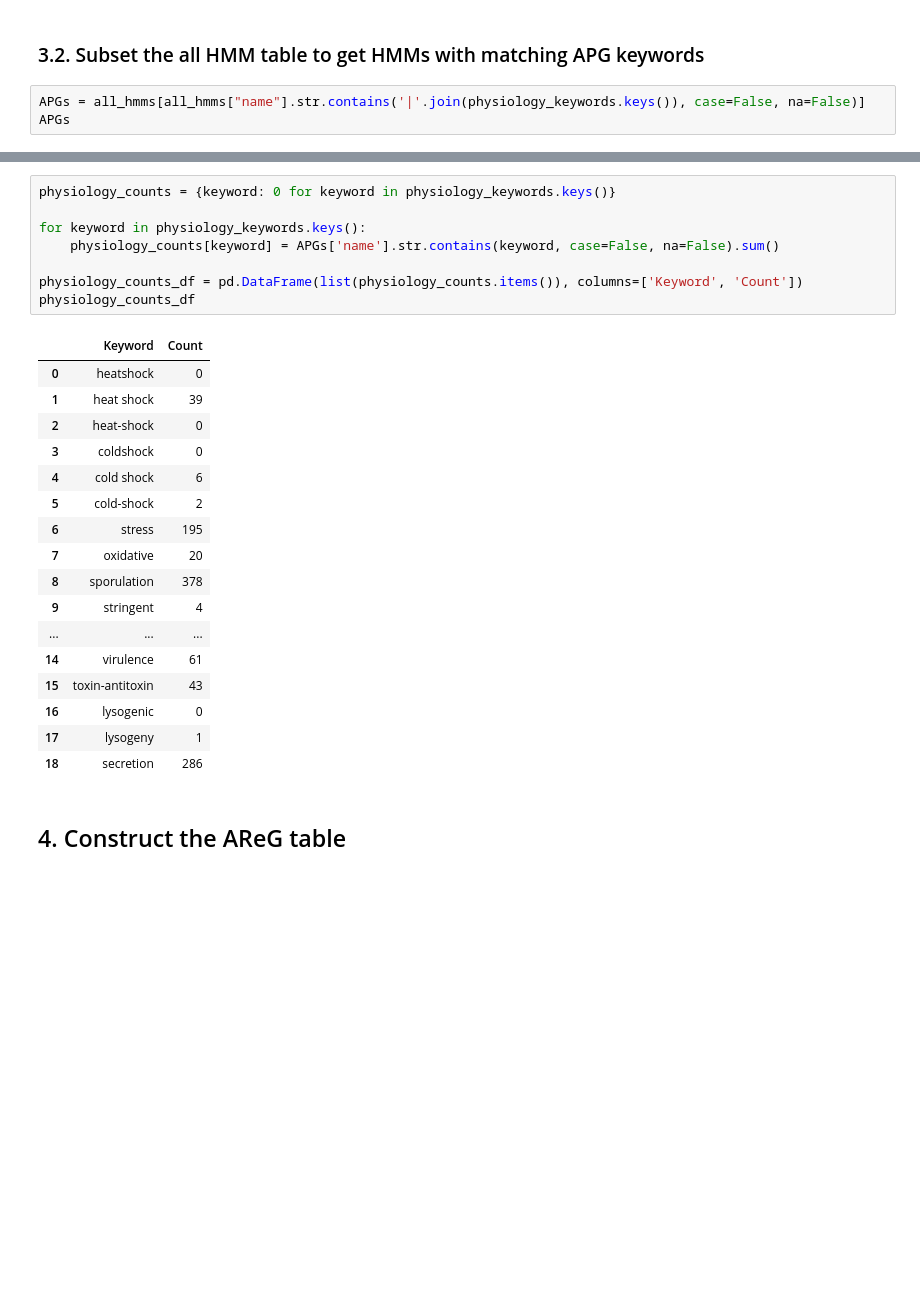
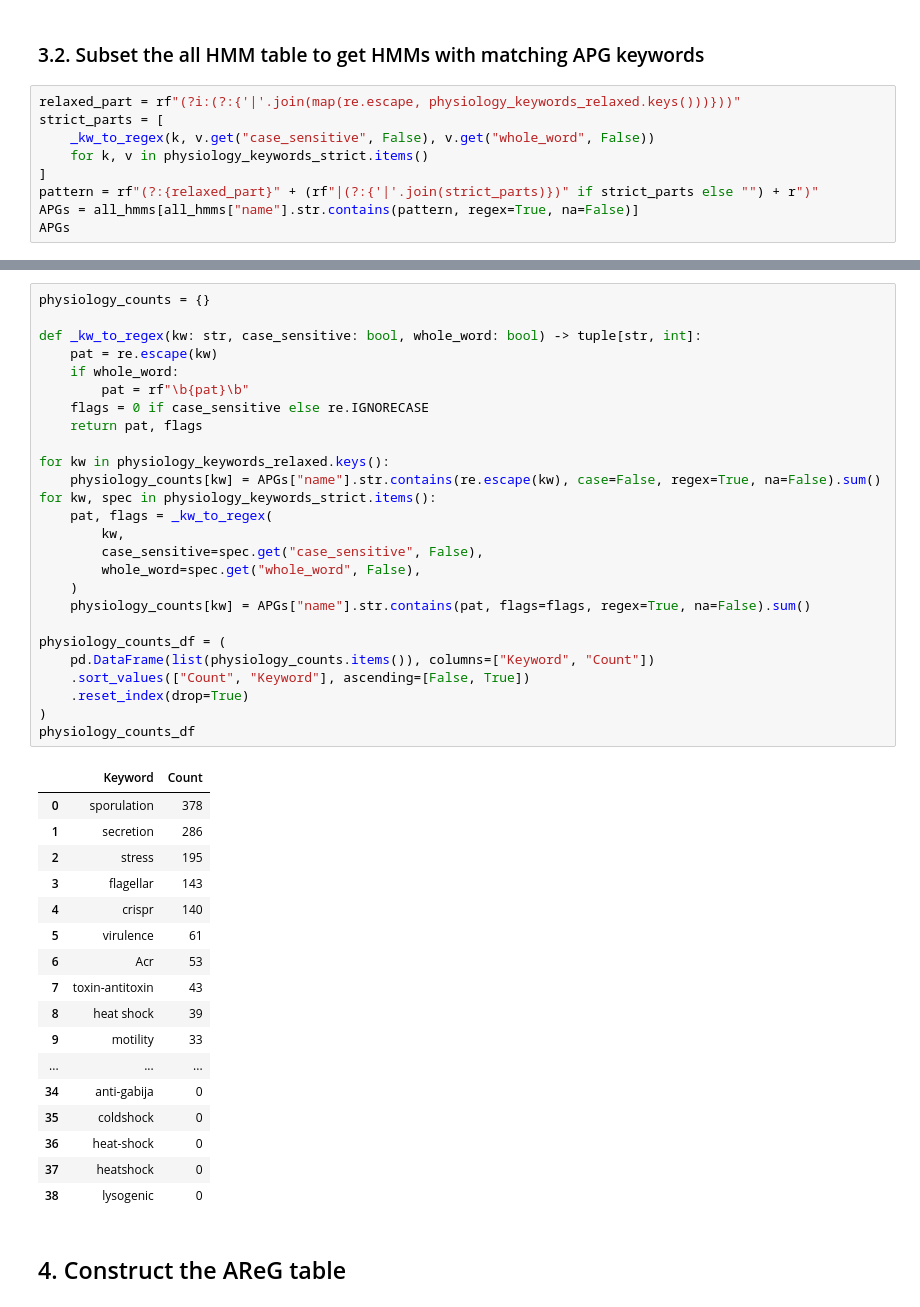
Before and after one commit to AnantharamanLab/CheckAMG, a Jupyter notebook: notebooks/make_checkamg_required_tables.ipynb, the cells around one changed output, grey strips where cells are left out. Cells and saved outputs as stored; diff of their text form; blank space fills up the shorter version.

```diff
--- a/notebooks/make_checkamg_required_tables.ipynb
+++ b/notebooks/make_checkamg_required_tables.ipynb
@@ -1323,7 +1364,13 @@ physiology_keywords = {
 # %% [markdown]
 ### 3.2. Subset the all HMM table to get HMMs with matching APG keywords
 # %%
-APGs = all_hmms[all_hmms["name"].str.contains('|'.join(physiology_keywords.keys()), case=False, na=False)]
+relaxed_part = rf"(?i:(?:{'|'.join(map(re.escape, physiology_keywords_relaxed.keys()))}))"
+strict_parts = [
+    _kw_to_regex(k, v.get("case_sensitive", False), v.get("whole_word", False))
+    for k, v in physiology_keywords_strict.items()
+]
+pattern = rf"(?:{relaxed_part}" + (rf"|(?:{'|'.join(strict_parts)})" if strict_parts else "") + r")"
+APGs = all_hmms[all_hmms["name"].str.contains(pattern, regex=True, na=False)]
 APGs
 # %% [output]
 |  | id | db | name |
@@ -1350,30 +1397,48 @@ PHROG     21
 Name: count, dtype: int64
 # %%
-physiology_counts = {keyword: 0 for keyword in physiology_keywords.keys()}
+physiology_counts = {}
 
-for keyword in physiology_keywords.keys():
-    physiology_counts[keyword] = APGs['name'].str.contains(keyword, case=False, na=False).sum()
+def _kw_to_regex(kw: str, case_sensitive: bool, whole_word: bool) -> tuple[str, int]:
+    pat = re.escape(kw)
+    if whole_word:
+        pat = rf"\b{pat}\b"
+    flags = 0 if case_sensitive else re.IGNORECASE
+    return pat, flags
 
-physiology_counts_df = pd.DataFrame(list(physiology_counts.items()), columns=['Keyword', 'Count'])
+for kw in physiology_keywords_relaxed.keys():
+    physiology_counts[kw] = APGs["name"].str.contains(re.escape(kw), case=False, regex=True, na=False).sum()
+for kw, spec in physiology_keywords_strict.items():
+    pat, flags = _kw_to_regex(
+        kw,
+        case_sensitive=spec.get("case_sensitive", False),
+        whole_word=spec.get("whole_word", False),
+    )
+    physiology_counts[kw] = APGs["name"].str.contains(pat, flags=flags, regex=True, na=False).sum()
+
+physiology_counts_df = (
+    pd.DataFrame(list(physiology_counts.items()), columns=["Keyword", "Count"])
+    .sort_values(["Count", "Keyword"], ascending=[False, True])
+    .reset_index(drop=True)
+)
 physiology_counts_df
 # %% [output]
 |  | Keyword | Count |
-| 0 | heatshock | 0 |
-| 1 | heat shock | 39 |
-| 2 | heat-shock | 0 |
-| 3 | coldshock | 0 |
-| 4 | cold shock | 6 |
-| 5 | cold-shock | 2 |
-| 6 | stress | 195 |
-| 7 | oxidative | 20 |
-| 8 | sporulation | 378 |
-| 9 | stringent | 4 |
+| 0 | sporulation | 378 |
+| 1 | secretion | 286 |
+| 2 | stress | 195 |
+| 3 | flagellar | 143 |
+| 4 | crispr | 140 |
+| 5 | virulence | 61 |
+| 6 | Acr | 53 |
+| 7 | toxin-antitoxin | 43 |
+| 8 | heat shock | 39 |
+| 9 | motility | 33 |
 | ... | ... | ... |
-| 14 | virulence | 61 |
-| 15 | toxin-antitoxin | 43 |
-| 16 | lysogenic | 0 |
-| 17 | lysogeny | 1 |
-| 18 | secretion | 286 |
+| 34 | anti-gabija | 0 |
+| 35 | coldshock | 0 |
+| 36 | heat-shock | 0 |
+| 37 | heatshock | 0 |
+| 38 | lysogenic | 0 |
 # %% [markdown]
 ## 4. Construct the AReG table
 # %% [markdown]
```
Also changed, not shown: parts of 71 cells of this notebook, 34 other files.
